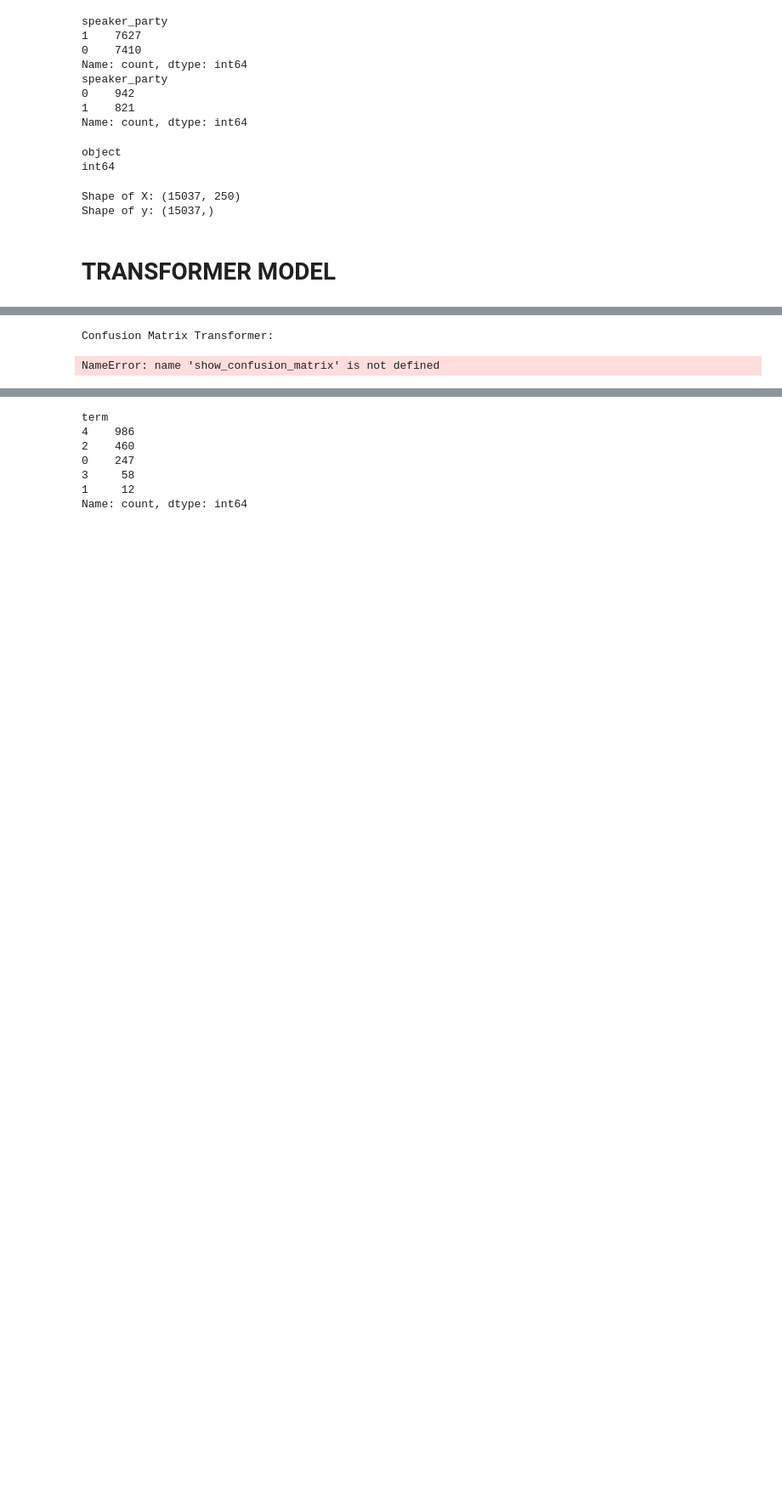
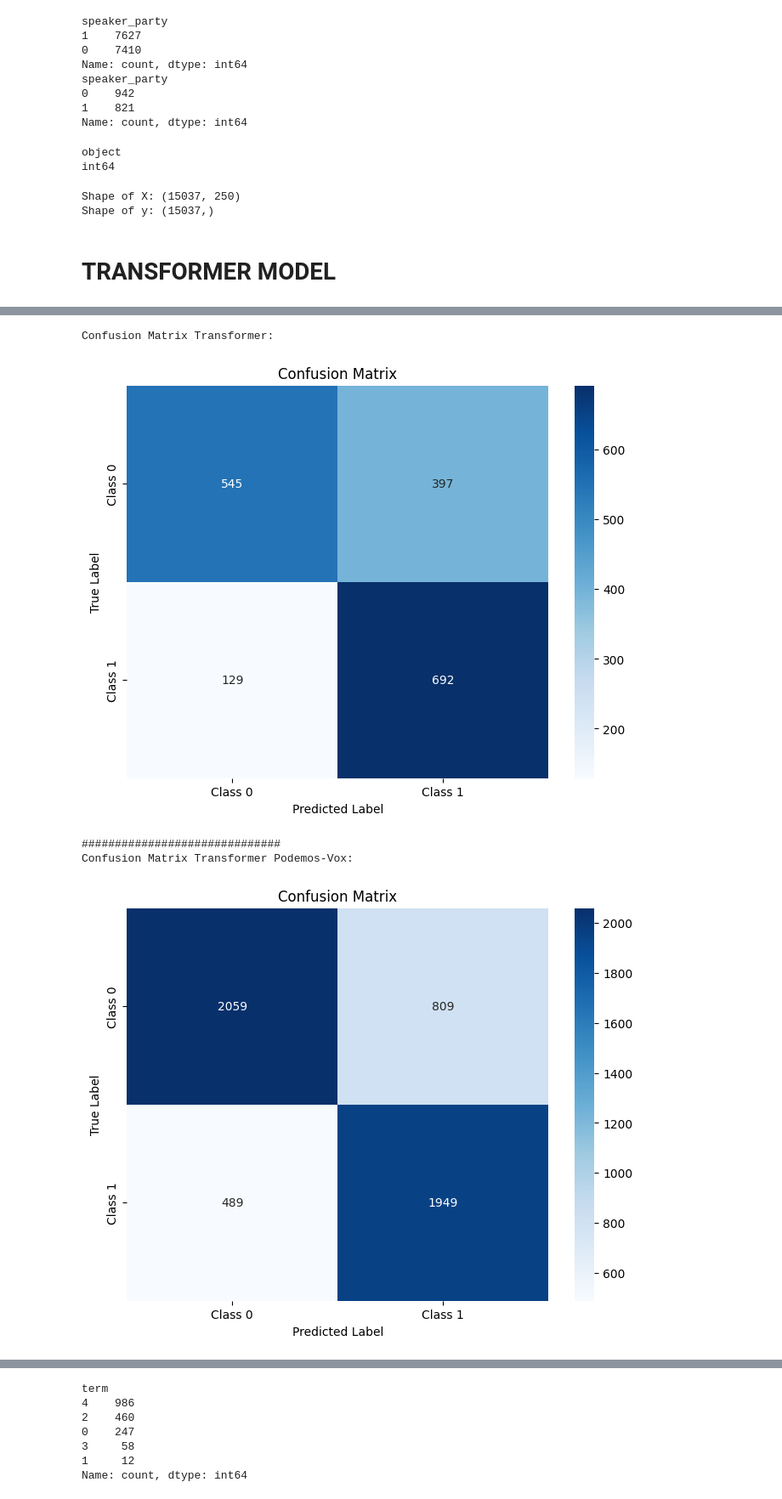
Before and after one commit to guill-mr/Speech_Classification_in_Spanish_Parliament_with_Transformers, a Jupyter notebook: Transformer_model.ipynb, the cells around one changed output, grey strips where cells are left out. Shown at 85% size. Cells and saved outputs as stored; diff of their text form; code cells hidden in the pictures; blank space fills up the shorter version.

```diff
--- a/Transformer_model.ipynb
+++ b/Transformer_model.ipynb
@@ -578,9 +589,15 @@ weighted avg       0.73      0.72      0.72      1763
 # %%
 print('Confusion Matrix Transformer:')
 show_confusion_matrix(y_test, pred_test_binary)
+print('#'*30)
+print('Confusion Matrix Transformer Podemos-Vox:')
+show_confusion_matrix(y_test_pv, pred_pv_binary)
 # %% [output]
 Confusion Matrix Transformer:
+[figure, added]
-NameError: name 'show_confusion_matrix' is not defined
+##############################
+Confusion Matrix Transformer Podemos-Vox:
+[figure, added]
 # %%
 print('ROC AUC curve Transformer Argmax:')
 print(RocCurveDisplay.from_predictions(y_test, pred_test_binary))
```
Also changed, not shown: parts of 11 cells of this notebook, 1 other file.
